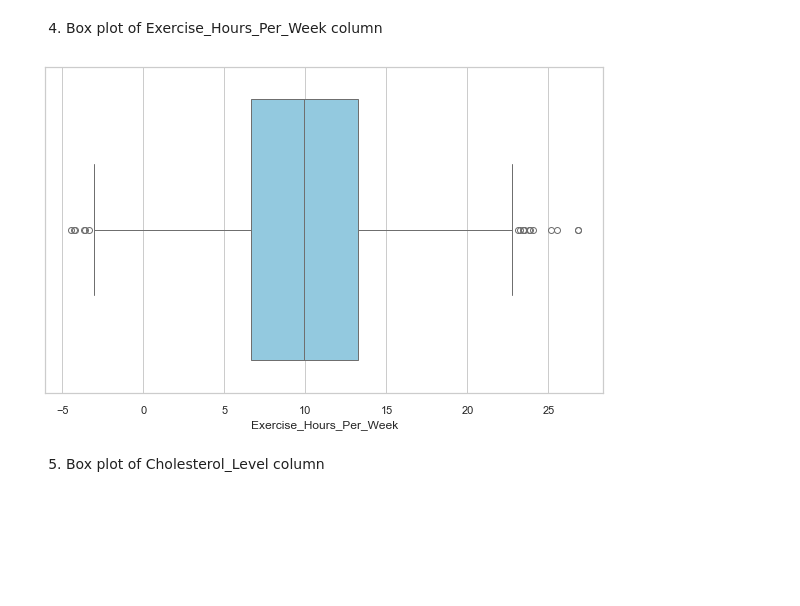
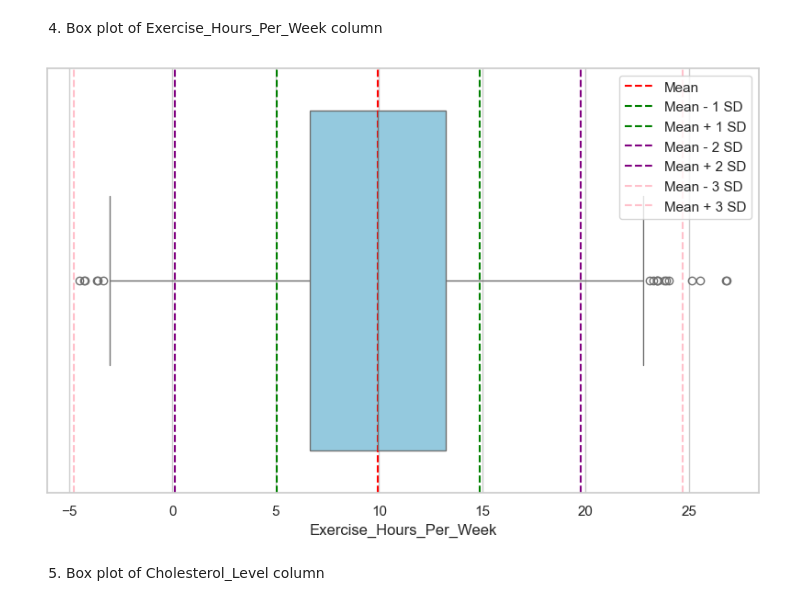
Before and after one commit to salsbiila/K02-IF2220-13522060-13522062, a Jupyter notebook: Health.ipynb, the cells around one changed output. Saved outputs shown, nothing was run; the diff lists cells and outputs as text; code cells hidden in the pictures; blank space fills up the shorter version.

```diff
--- a/Health.ipynb
+++ b/Health.ipynb
@@ -381,10 +389,8 @@ plt.show()
 # %% [markdown]
 4. Box plot of Exercise_Hours_Per_Week column
-# %%
-plt.figure(figsize=(10, 6))
-sns.boxplot(x=df['Exercise_Hours_Per_Week'], color='skyblue')
-plt.show()
-# %% [output]
-[figure, removed]
+# %%
+plot_boxplot_with_std(df, 'Exercise_Hours_Per_Week')
+# %% [output]
+[figure, added]
 # %% [markdown]
 5. Box plot of Cholesterol_Level column
```
Also changed, not shown: parts of 20 cells of this notebook.
